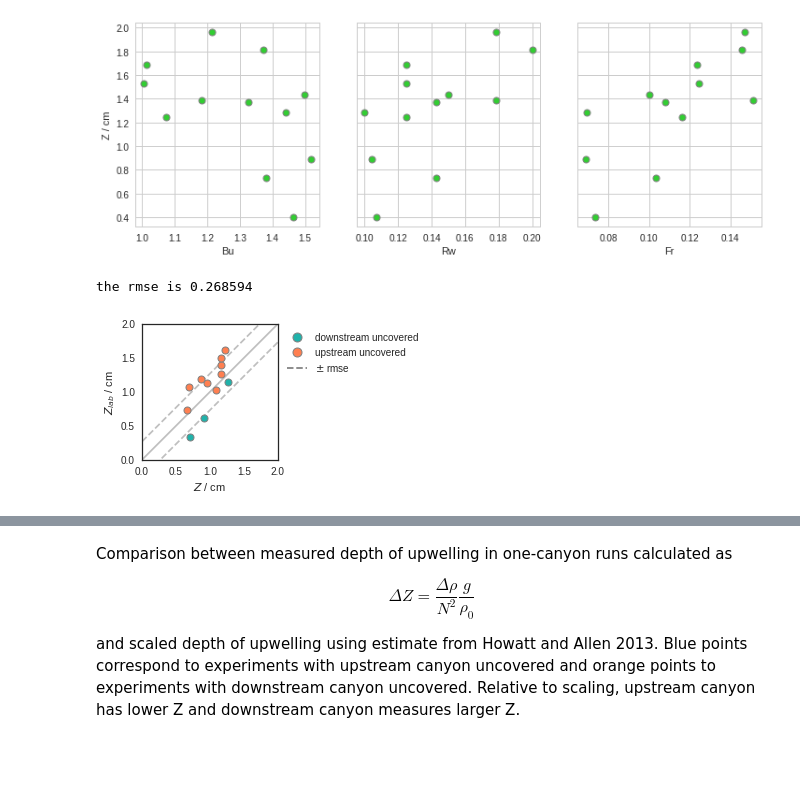
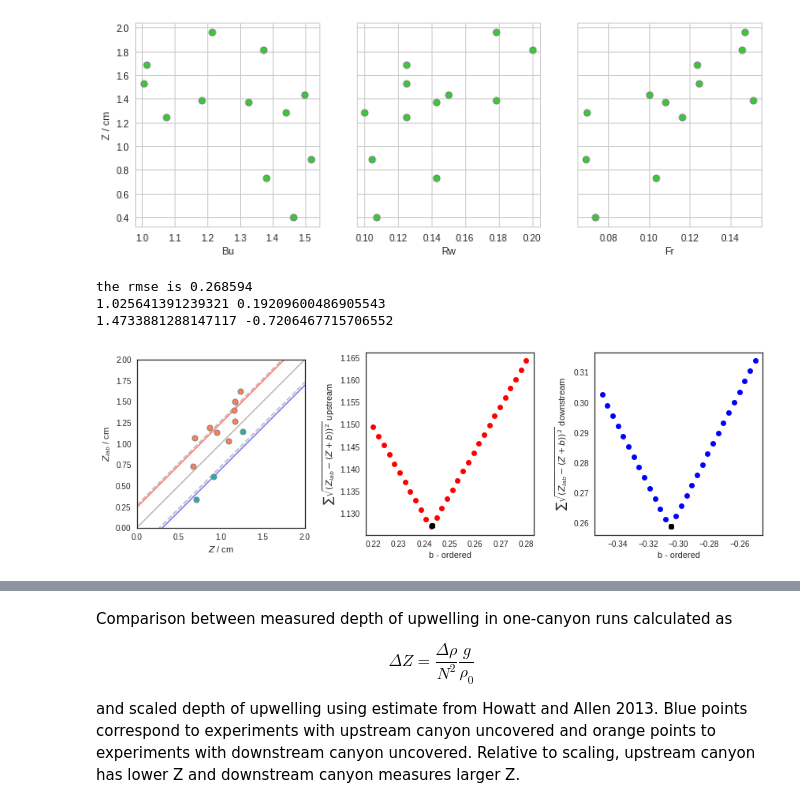
Before and after one commit to UBC-MOAD/MultipleCanyons, a Jupyter notebook: lab/Conduino/notebooks/all_experiments_one_canyon.ipynb, the cells around one changed output, grey strips where cells are left out. Saved outputs shown, nothing was run; the diff lists cells and outputs as text; code cells hidden in the pictures; blank space fills up the shorter version.

```diff
--- a/lab/Conduino/notebooks/all_experiments_one_canyon.ipynb
+++ b/lab/Conduino/notebooks/all_experiments_one_canyon.ipynb
@@ -399,7 +399,7 @@ Text(0,0.5,'Z / cm')
 # %%
 sns.set_context('notebook')
 sns.set_style('white')
-fig, ax1 = plt.subplots(1, 1, figsize=(2.5,2.5))
+fig, (ax1,ax2,ax3) = plt.subplots(1, 3, figsize=(12,4))
 
 rho0 = 998.5
 g = 9.81
@@ -448,33 +448,55 @@ for exp, kk in zip(exp_dicts, range(exp_num)):
             col = 'coral'
         Z = (g/rho0)*(delta_rho/N**2)
 
         sca = ax1.plot(Z_HA2013*100,Z*100,
                        'o',color=col, markeredgecolor='0.5', markeredgewidth=1,zorder=10)
         Z_list.append(Z*100)
         Z_HA2013_list.append(Z_HA2013*100)
 
 ax1.set_xlabel('$Z$ / cm')
 ax1.set_ylabel(r'$Z_{lab}$ / cm')
 
 legend_elements = [Line2D([0], [0], marker='o', color='w', label='downstream uncovered',
                           markerfacecolor='lightseagreen',markeredgecolor='0.5',markeredgewidth=1,
                           markersize=9),
                    Line2D([0], [0], marker='o', color='w', label='upstream uncovered',
                           markerfacecolor='coral',markeredgecolor='0.5',markeredgewidth=1,
                           markersize=9),
                    Line2D([0], [0], linestyle='--',color='0.5', label='$\pm$ rmse'),
                    ]
 
 rmse = (mean_squared_error(Z_HA2013_list, Z_list))**0.5
 print('the rmse is %f' %rmse)
-ax1.legend(handles=legend_elements, bbox_to_anchor=(1,1))
+
+slope1, intercept1, r_value1, p_value1, std_err1 = stats.linregress(Z_HA2013_list[:-3],Z_list[:-3])
+print(slope1, intercept1)
+
+slope2, intercept2, r_value2, p_value2, std_err2 = stats.linregress(Z_HA2013_list[-3:],Z_list[-3:])
+print(slope2, intercept2)
+
+for b in np.linspace(0.22,0.28, 30):
+    ax2.plot(b,np.nansum(((np.array(Z_list[:-3])-(np.array(Z_HA2013_list[:-3])+b))**2)**0.5), 'ro')
+    ax2.plot(0.243,np.nansum(((np.array(Z_list[:-3])-(np.array(Z_HA2013_list[:-3])+0.243))**2)**0.5), 'ko')
+
+for b in np.linspace(-0.35,-0.25, 30):
+    ax3.plot(b,np.nansum(((np.array(Z_list[-3:])-(np.array(Z_HA2013_list[-3:])+b))**2)**0.5), 'bo')
+    ax3.plot(-0.305,np.nansum(((np.array(Z_list[-3:])-(np.array(Z_HA2013_list[-3:])-0.305))**2)**0.5), 'ko')
+
 ax1.set_xlim(0,2)
 ax1.set_ylim(0,2)
 ax1.set_aspect(1)
 ax1.plot(np.linspace(0,2,20),np.linspace(0,2,20), '-', color='0.5', alpha = 0.5,zorder=1)
 ax1.plot(np.linspace(0,2,20),np.linspace(0,2,20)+rmse, '--', color='0.5', alpha = 0.5,zorder=1)
 ax1.plot(np.linspace(0,2,20),np.linspace(0,2,20)-rmse, '--', color='0.5', alpha = 0.5,zorder=1)
-plt.savefig('figures/Zlab_vs_Z_HA2013.eps', format='eps', transparent=False, bbox_inches='tight')
+ax1.plot(np.linspace(0,2,20),(np.linspace(0,2,20))+0.243, '-', color='red', alpha = 0.5,zorder=1)
+ax1.plot(np.linspace(0,2,20),(np.linspace(0,2,20))-0.305, '-', color='blue', alpha = 0.5,zorder=1)
+ax2.set_xlabel('b - ordered')
+ax3.set_xlabel('b - ordered')
+ax2.set_ylabel(r'$\sum \sqrt{{(Z_{lab}-(Z+b))^2}}$ upstream')
+ax3.set_ylabel(r'$\sum \sqrt{{(Z_{lab}-(Z+b))^2}}$ downstream')
+plt.tight_layout()
 # %% [output]
 the rmse is 0.268594
+1.025641391239321 0.19209600486905543
+1.4733881288147117 -0.7206467715706552
-[figure, old version]
+[figure, new version]
```
Also changed, not shown: parts of 2 cells of this notebook, 14 other files.
